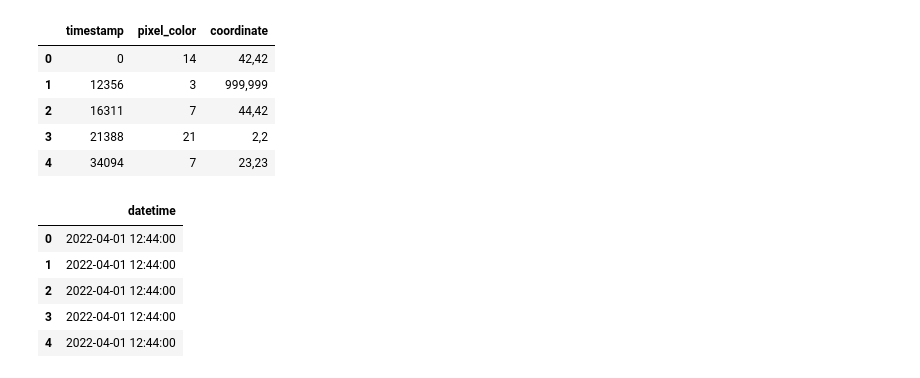
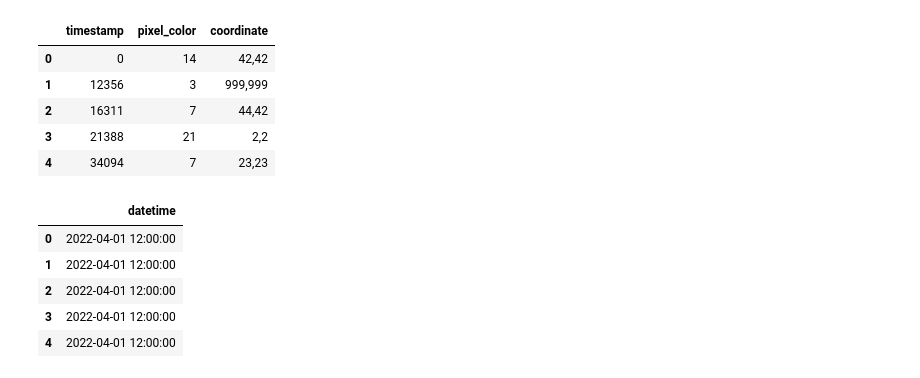
Before and after one commit to Denis-Iv/Analyzing-Social-Experiment, a Jupyter notebook: visualize_data.ipynb, the cells around one changed output. Saved outputs shown, nothing was run; the diff lists cells and outputs as text; code cells hidden in the pictures.

```diff
--- a/visualize_data.ipynb
+++ b/visualize_data.ipynb
@@ -233,7 +235,7 @@ plot.grid(visible=True, zorder=0)
 ## Работа с информацията за времето
 # %%
 def parse_timestamp(timestamp):
-    date_format = '%Y-%m-%d %H:%M'
+    date_format = '%Y-%m-%d %H'
 
     timestamp /= 1000
     timestamp = int(timestamp)
@@ -254,14 +256,15 @@ ddf_modified.head()
 | 3 | 21388 | 21 | 2,2 |
 | 4 | 34094 | 7 | 23,23 |
 # %%
+ddf_modified = ddf_modified.drop(['pixel_color', 'coordinate'], axis=1)
 ddf_modified['datetime'] = ddf_modified['timestamp'].map(parse_timestamp)
-ddf_modified = ddf_modified.drop(['timestamp', 'pixel_color', 'coordinate'], axis=1)
+ddf_modified = ddf_modified.drop('timestamp', axis=1)
 ddf_modified.head()
 # %% [output]
 |  | datetime |
-| 0 | 2022-04-01 12:44:00 |
-| 1 | 2022-04-01 12:44:00 |
-| 2 | 2022-04-01 12:44:00 |
-| 3 | 2022-04-01 12:44:00 |
-| 4 | 2022-04-01 12:44:00 |
+| 0 | 2022-04-01 12:00:00 |
+| 1 | 2022-04-01 12:00:00 |
+| 2 | 2022-04-01 12:00:00 |
+| 3 | 2022-04-01 12:00:00 |
+| 4 | 2022-04-01 12:00:00 |
 # %%
```
Also changed, not shown: parts of 13 cells of this notebook.
